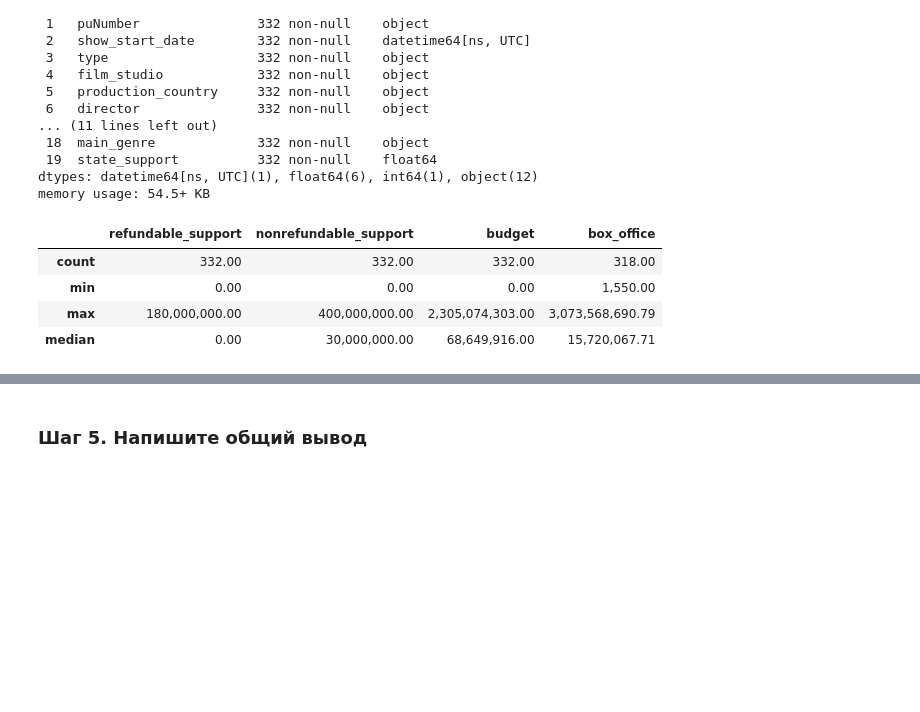
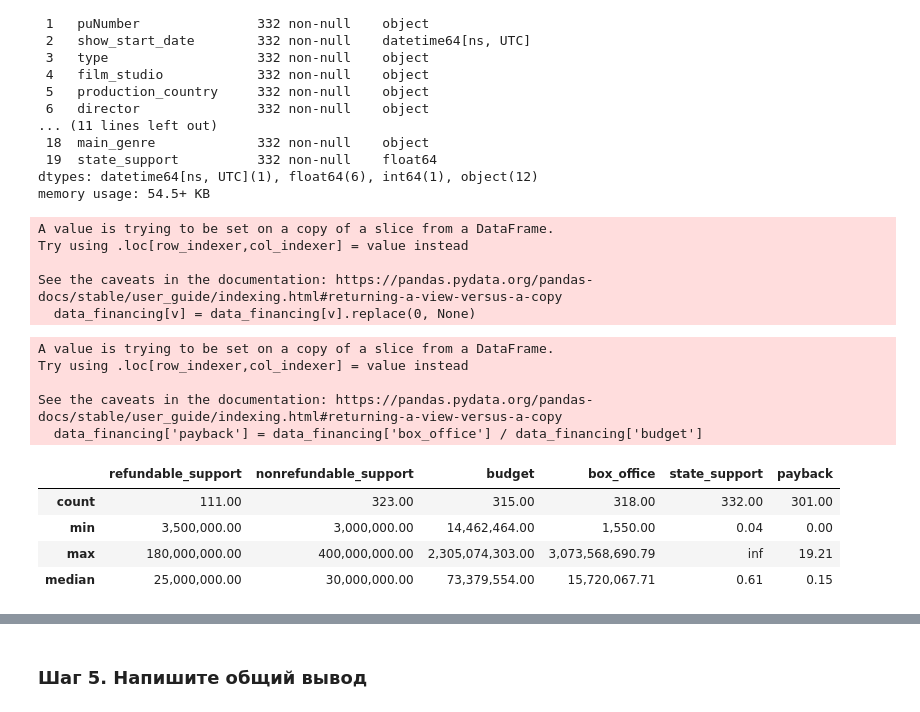
Before and after one commit to VSXV/Data-Science-Projects, a Jupyter notebook: d11dfd07-1855-413a-b591-15d13f4190ed.ipynb, the cells around one changed output, grey strips where cells are left out. Drawn from its saved outputs; the diff is of its cells as text; code cells hidden in the pictures; blank space fills up the shorter version.

```diff
--- a/d11dfd07-1855-413a-b591-15d13f4190ed.ipynb
+++ b/d11dfd07-1855-413a-b591-15d13f4190ed.ipynb
@@ -25,8 +46,15 @@ import matplotlib.pyplot as plt
 
 np.set_printoptions(threshold=np.inf)
 # %%
-df = pd.read_csv('mkrf_movies.csv')
-df1 = pd.read_csv('mkrf_shows.csv')
+try:
+    df = pd.read_csv('mkrf_movies.csv')
+except:
+    df = pd.read_csv('https://code.s3.yandex.net/datasets/mkrf_movies.csv')
+# %%
+try:
+    df1 = pd.read_csv('mkrf_shows.csv')
+except:
+    df1 = pd.read_csv('https://code.s3.yandex.net/datasets/mkrf_shows.csv')
 # %%
 df.head()
 # %% [output]
@@ -460,16 +488,36 @@ Data columns (total 20 columns):
  19  state_support          332 non-null    float64
 dtypes: datetime64[ns, UTC](1), float64(6), int64(1), object(12)
 memory usage: 54.5+ KB
+# %%
+#Возвращаем nan для удобства работы
+replace_zeroes = ['refundable_support', 'nonrefundable_support', 'budget']
+for v in replace_zeroes:
+    data_financing[v] = data_financing[v].replace(0, None)
+# %% [output]
+A value is trying to be set on a copy of a slice from a DataFrame.
+Try using .loc[row_indexer,col_indexer] = value instead
+
+See the caveats in the documentation: https://pandas.pydata.org/pandas-docs/stable/user_guide/indexing.html#returning-a-view-versus-a-copy
+  data_financing[v] = data_financing[v].replace(0, None)
+# %%
+data_financing['payback'] = data_financing['box_office'] / data_financing['budget']
+# %% [output]
+A value is trying to be set on a copy of a slice from a DataFrame.
+Try using .loc[row_indexer,col_indexer] = value instead
+
+See the caveats in the documentation: https://pandas.pydata.org/pandas-docs/stable/user_guide/indexing.html#returning-a-view-versus-a-copy
+  data_financing['payback'] = data_financing['box_office'] / data_financing['budget']
 # %%
+# Смотрим основные показатели
 (
-    data_financing[['refundable_support', 'nonrefundable_support', 'budget', 'box_office']]
+    data_financing[['refundable_support', 'nonrefundable_support', 'budget', 'box_office', 'state_support', 'payback']]
     .apply (['count', 'min', 'max', 'median'])
     .style.format("{:,.2f}")
 )
 # %% [output]
-|  | refundable_support | nonrefundable_support | budget | box_office |
-| count | 332.00 | 332.00 | 332.00 | 318.00 |
-| min | 0.00 | 0.00 | 0.00 | 1,550.00 |
-| max | 180,000,000.00 | 400,000,000.00 | 2,305,074,303.00 | 3,073,568,690.79 |
-| median | 0.00 | 30,000,000.00 | 68,649,916.00 | 15,720,067.71 |
+|  | refundable_support | nonrefundable_support | budget | box_office | state_support | payback |
+| count | 111.00 | 323.00 | 315.00 | 318.00 | 332.00 | 301.00 |
+| min | 3,500,000.00 | 3,000,000.00 | 14,462,464.00 | 1,550.00 | 0.04 | 0.00 |
+| max | 180,000,000.00 | 400,000,000.00 | 2,305,074,303.00 | 3,073,568,690.79 | inf | 19.21 |
+| median | 25,000,000.00 | 30,000,000.00 | 73,379,554.00 | 15,720,067.71 | 0.61 | 0.15 |
 # %%
```
Also changed, not shown: parts of 17 cells of this notebook.
